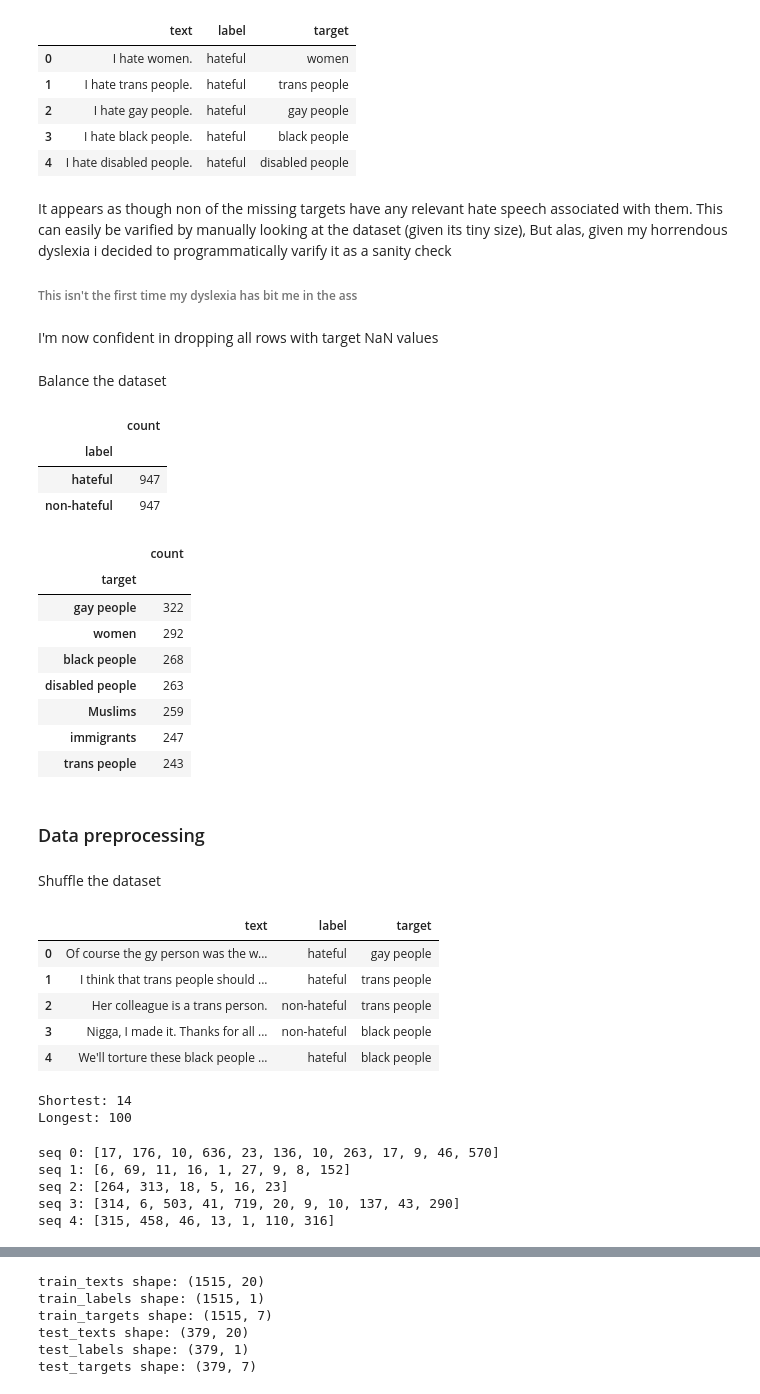
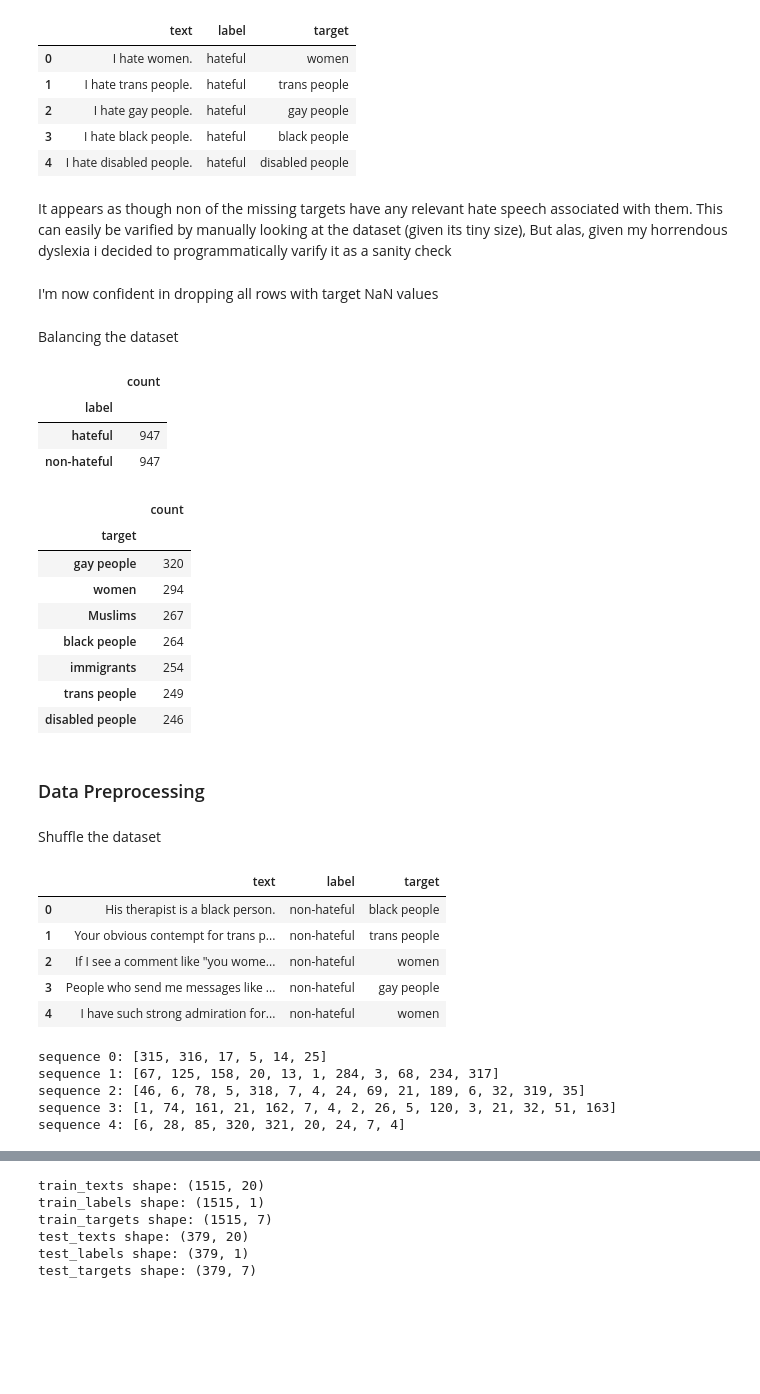
Before and after one commit to Kevy69/deep-machine-learning, a Jupyter notebook: Project/Hate Speech Detection.ipynb, the cells around one changed output, grey strips where cells are left out. Drawn from its saved outputs; the diff is of its cells as text; code cells hidden in the pictures; blank space fills up the shorter version.

```diff
--- a/Project/Hate Speech Detection.ipynb
+++ b/Project/Hate Speech Detection.ipynb
@@ -140,7 +140,6 @@ data.head()
 | 4 | I hate disabled people. | hateful | disabled people |
 # %% [markdown]
 It appears as though non of the missing targets have any relevant hate speech associated with them. This can easily be varified by manually looking at the dataset (given its tiny size), But alas, given my horrendous dyslexia i decided to programmatically varify it as a sanity check
-###### This isn't the first time my dyslexia has bit me in the ass
 # %%
 # Easier than grabbing them from the "target" column and removing the trailing "people"
 target_search_words = [
@@ -169,42 +168,41 @@ I'm now confident in dropping all rows with target NaN values
 # %%
 data = data.dropna()
 # %% [markdown]
-Balance the dataset
+Balancing the dataset
 # %%
-hateful = data['label'].value_counts()['hateful']
-non_hateful = data['label'].value_counts()['non-hateful']
+# Get the number of hate/non-hate rows
+hateful_count = data['label'].value_counts()['hateful']
+non_hateful_count = data['label'].value_counts()['non-hateful']
 
-# Because we've got far more hateful texts
-number_of_rows_to_drop = hateful - non_hateful
+hateful_to_drop_count = hateful_count - non_hateful_count
 
-# randomly sample the rows and and drop them
-rows_indexes_to_remove = data[data['label'] == 'hateful'].sample(n=number_of_rows_to_drop).index
+# Randomly sample the rows and drop
+rows_indexes_to_remove = data[data['label'] == 'hateful'].sample(n=hateful_to_drop_count).index
 data = data.drop(rows_indexes_to_remove)
 
 display(
     pd.DataFrame(data['label'].value_counts()),
     pd.DataFrame(data['target'].value_counts())
 )
 # %% [output]
 |  | count |
 | label |  |
 | hateful | 947 |
 | non-hateful | 947 |
 |  | count |
 | target |  |
-| gay people | 322 |
-| women | 292 |
-| black people | 268 |
-| disabled people | 263 |
-| Muslims | 259 |
-| immigrants | 247 |
-| trans people | 243 |
+| gay people | 320 |
+| women | 294 |
+| Muslims | 267 |
+| black people | 264 |
+| immigrants | 254 |
+| trans people | 249 |
+| disabled people | 246 |
 # %% [markdown]
-### Data preprocessing
+### Data Preprocessing
 # %% [markdown]
 Shuffle the dataset
 # %%
-# Shuffles and returns the entire dataset as frac=1
 data = data.sample(frac=1)
 
 # Reset index after having both balanced and shuffled
@@ -212,34 +210,26 @@ data = data.reset_index(drop=True)
 data.head()
 # %% [output]
 |  | text | label | target |
-| 0 | Of course the gy person was the w... | hateful | gay people |
-| 1 | I think that trans people should ... | hateful | trans people |
-| 2 | Her colleague is a trans person. | non-hateful | trans people |
-| 3 | Nigga, I made it. Thanks for all ... | non-hateful | black people |
-| 4 | We'll torture these black people ... | hateful | black people |
+| 0 | His therapist is a black person. | non-hateful | black people |
+| 1 | Your obvious contempt for trans p... | non-hateful | trans people |
+| 2 | If I see a comment like "you wome... | non-hateful | women |
+| 3 | People who send me messages like ... | non-hateful | gay people |
+| 4 | I have such strong admiration for... | non-hateful | women |
-# %%
-print(
-    f'''Shortest: {data['text'].str.len().min()}\n'''
-    f'''Longest: {data['text'].str.len().max()}'''
-)
-# %% [output]
-Shortest: 14
-Longest: 100
 # %%
 max_words_to_use = 1000
 
-# Tokenize the text data (convert them into "sequences")
-tokenizer = Tokenizer(num_words=max_words_to_use) # Consider only using the top 1000 words
+# Tokenize the text data, use 1k words as that's plenty for our use case
+tokenizer = Tokenizer(num_words=max_words_to_use)
 tokenizer.fit_on_texts(data['text'])
 tokenized_texts = tokenizer.texts_to_sequences(data['text'])
 
-# printing using loop for easier viewing (won't mention again)
+# printing using loop for easier viewing
 for i in range(5):
-    print(f'seq {i}: {tokenized_texts[i]}')
+    print(f'sequence {i}: {tokenized_texts[i]}')
 # %% [output]
-seq 0: [17, 176, 10, 636, 23, 136, 10, 263, 17, 9, 46, 570]
-seq 1: [6, 69, 11, 16, 1, 27, 9, 8, 152]
-seq 2: [264, 313, 18, 5, 16, 23]
-seq 3: [314, 6, 503, 41, 719, 20, 9, 10, 137, 43, 290]
-seq 4: [315, 458, 46, 13, 1, 110, 316]
+sequence 0: [315, 316, 17, 5, 14, 25]
+sequence 1: [67, 125, 158, 20, 13, 1, 284, 3, 68, 234, 317]
+sequence 2: [46, 6, 78, 5, 318, 7, 4, 24, 69, 21, 189, 6, 32, 319, 35]
+sequence 3: [1, 74, 161, 21, 162, 7, 4, 2, 26, 5, 120, 3, 21, 32, 51, 163]
+sequence 4: [6, 28, 85, 320, 321, 20, 24, 7, 4]
 # %% [markdown]
```
Also changed, not shown: parts of 6 cells of this notebook.
